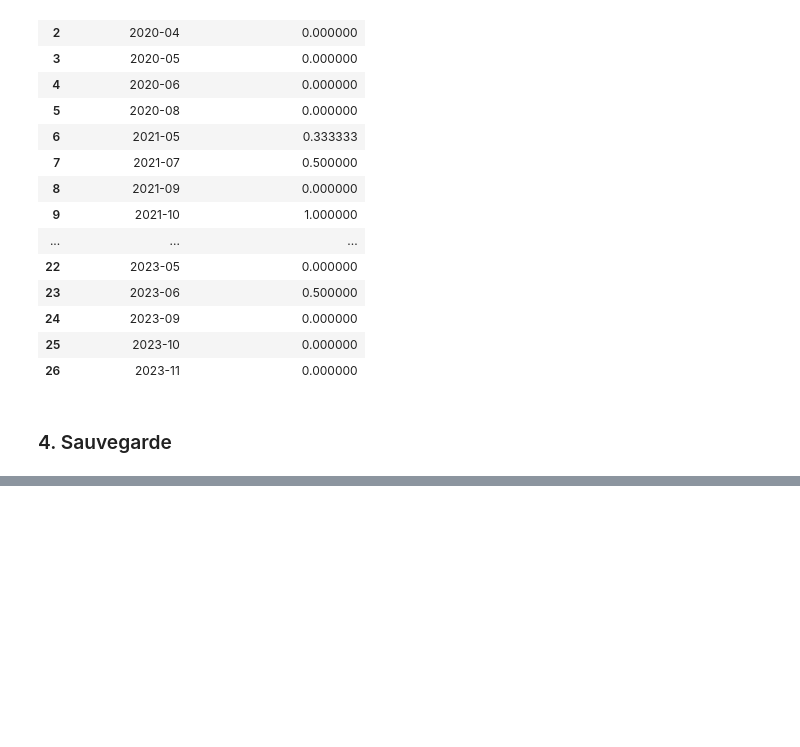
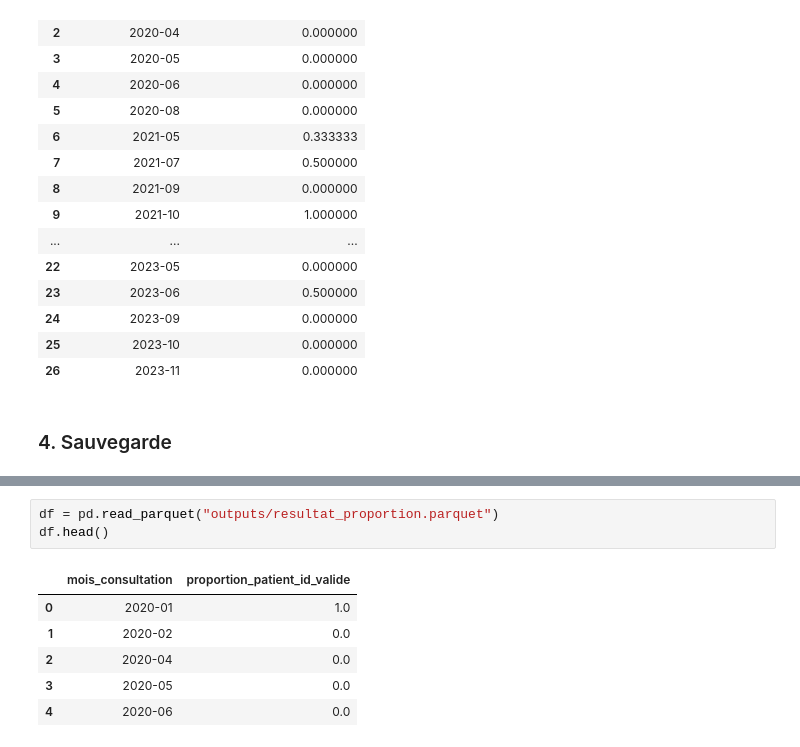
Before and after one commit to leagravellard/Mise_en_situation---REF-DATA, a Jupyter notebook: I. Traitement de données en Python/notebook/exploration.ipynb, the cells around one changed output, grey strips where cells are left out. Saved outputs shown, nothing was run; the diff lists cells and outputs as text; blank space fills up the shorter version.

```diff
--- a/I. Traitement de données en Python/notebook.ipynb
+++ b/I. Traitement de données en Python/notebook/exploration.ipynb
@@ -577,0 +592,10 @@ ArrowKeyError: No type extension with name arrow.py_extension_type found
+# %%
+df = pd.read_parquet("outputs/resultat_proportion.parquet")
+df.head()
+# %% [output]
+|  | mois_consultation | proportion_patient_id_valide |
+| 0 | 2020-01 | 1.0 |
+| 1 | 2020-02 | 0.0 |
+| 2 | 2020-04 | 0.0 |
+| 3 | 2020-05 | 0.0 |
+| 4 | 2020-06 | 0.0 |
```
Also changed, not shown: parts of 10 cells of this notebook, 5 other files.
